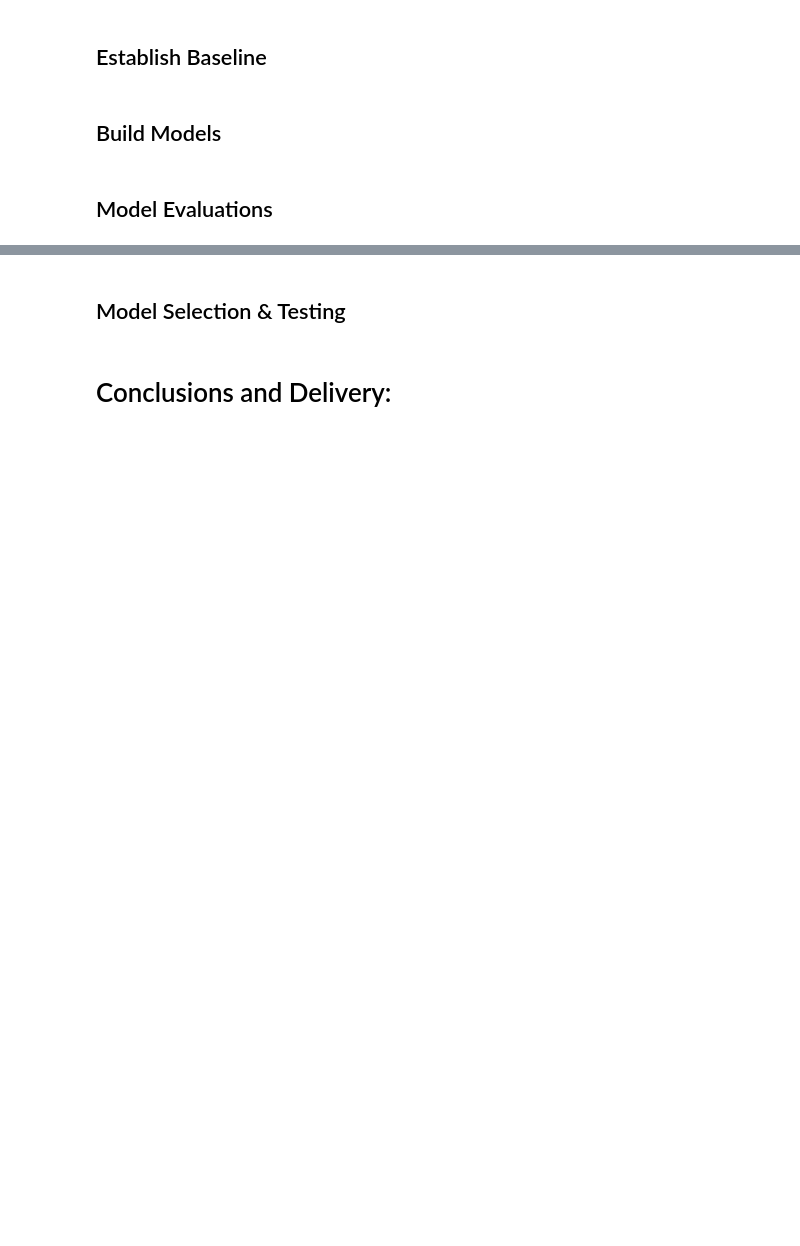
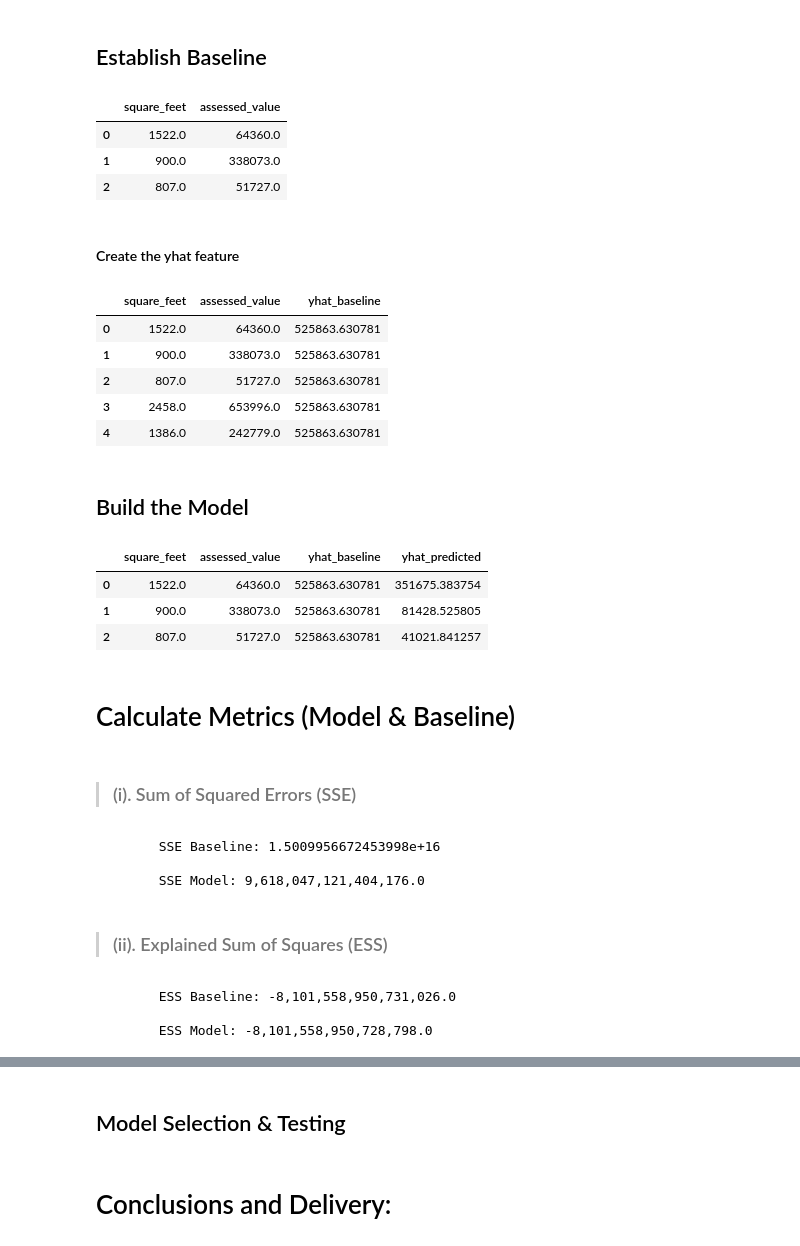
Before and after one commit to stephenkipkurui/regression-project, a Jupyter notebook: zillow_workspace.ipynb, the cells around one changed output, grey strips where cells are left out. Cells and saved outputs as stored; diff of their text form; code cells hidden in the pictures; blank space fills up the shorter version.

Commit message:
Zillow Prediction Workspace

```diff
--- a/zillow_workspace.ipynb
+++ b/zillow_workspace.ipynb
@@ -779,2 +873,24 @@ test_to_scale = test_to_scale.drop(columns = 'city')
 # %% [markdown]
 ## Establish Baseline
+# %%
+# Create two-dimentional array with assigned column names
+
+zillow_main_feature = pd.DataFrame(np.array(train[['square_feet', 'assessed_value']].to_numpy()), columns = ['square_feet', 'assessed_value'])
+zillow_main_feature.head(3)
+# %% [output]
+|  | square_feet | assessed_value |
+| 0 | 1522.0 | 64360.0 |
+| 1 | 900.0 | 338073.0 |
+| 2 | 807.0 | 51727.0 |
+# %% [markdown]
+#### Create the yhat feature
+# %%
+zillow_main_feature['yhat_baseline'] = zillow_main_driver_feature['assessed_value'].mean()
+zillow_main_feature.head()
+# %% [output]
+|  | square_feet | assessed_value | yhat_baseline |
+| 0 | 1522.0 | 64360.0 | 525863.630781 |
+| 1 | 900.0 | 338073.0 | 525863.630781 |
+| 2 | 807.0 | 51727.0 | 525863.630781 |
+| 3 | 2458.0 | 653996.0 | 525863.630781 |
+| 4 | 1386.0 | 242779.0 | 525863.630781 |
@@ -781,4 +904,55 @@ test_to_scale = test_to_scale.drop(columns = 'city')
 # %% [markdown]
-## Build Models
+## Build the Model
+# %%
+# Import the required library
+from sklearn.linear_model import LinearRegression
+from math import sqrt
+
+# Create the model
+model = LinearRegression()
+
+# Fit the model
+model.fit(zillow_main_feature[['square_feet']], zillow_main_feature.assessed_value)
+
+# compute predictions and add to original dataframe
+zillow_main_feature['yhat_predicted'] = model.predict(zillow_main_feature[['square_feet']])
+
+zillow_main_feature.head(3)
+# %% [output]
+|  | square_feet | assessed_value | yhat_baseline | yhat_predicted |
+| 0 | 1522.0 | 64360.0 | 525863.630781 | 351675.383754 |
+| 1 | 900.0 | 338073.0 | 525863.630781 | 81428.525805 |
+| 2 | 807.0 | 51727.0 | 525863.630781 | 41021.841257 |
 # %% [markdown]
-## Model Evaluations
+# Calculate Metrics (Model & Baseline)
+# %% [markdown]
+> ### (i). Sum of Squared Errors (SSE)
+# %%
+from sklearn.metrics import mean_squared_error, r2_score, explained_variance_score
+
+# SSE Model
+SSE_model1 = mean_squared_error(zillow_main_feature.assessed_value, zillow_main_feature.yhat_predicted) * len(zillow_main_feature)
+
+# SSE Baseline
+SSE_baseline1 = mean_squared_error(zillow_main_feature.assessed_value, zillow_main_feature.yhat_baseline) * len(zillow_main_feature)
+
+
+print(f'\n\tSSE Baseline: {SSE_baseline1:,} \n\n\tSSE Model: {SSE_model1:,}\n')
+# %% [output]
+        SSE Baseline: 1.5009956672453998e+16
+
+        SSE Model: 9,618,047,121,404,176.0
+# %% [markdown]
+> ### (ii). Explained Sum of Squares (ESS)
+# %%
+# ESS Model
+ESS_model1 = sum(zillow_main_feature.yhat_predicted - zillow_main_feature.assessed_value.mean() ** 2)
+
+# ESS Baseline
+ESS_baseline1 = sum(zillow_main_feature.yhat_baseline - zillow_main_feature.assessed_value.mean() ** 2)
+
+print(f'\n\tESS Baseline: {ESS_baseline1:,} \n\n\tESS Model: {ESS_model1:,}\n')
+# %% [output]
+        ESS Baseline: -8,101,558,950,731,026.0
+
+        ESS Model: -8,101,558,950,728,798.0
```
Also changed, not shown: parts of 42 cells of this notebook.
